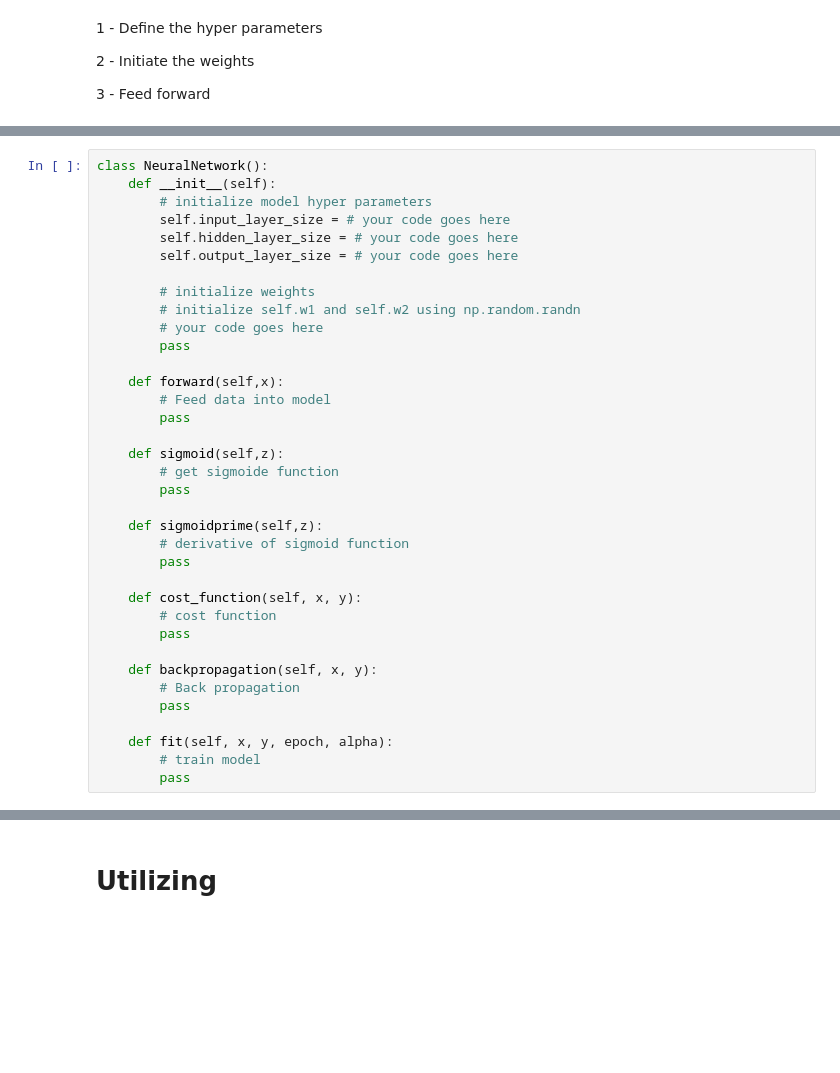
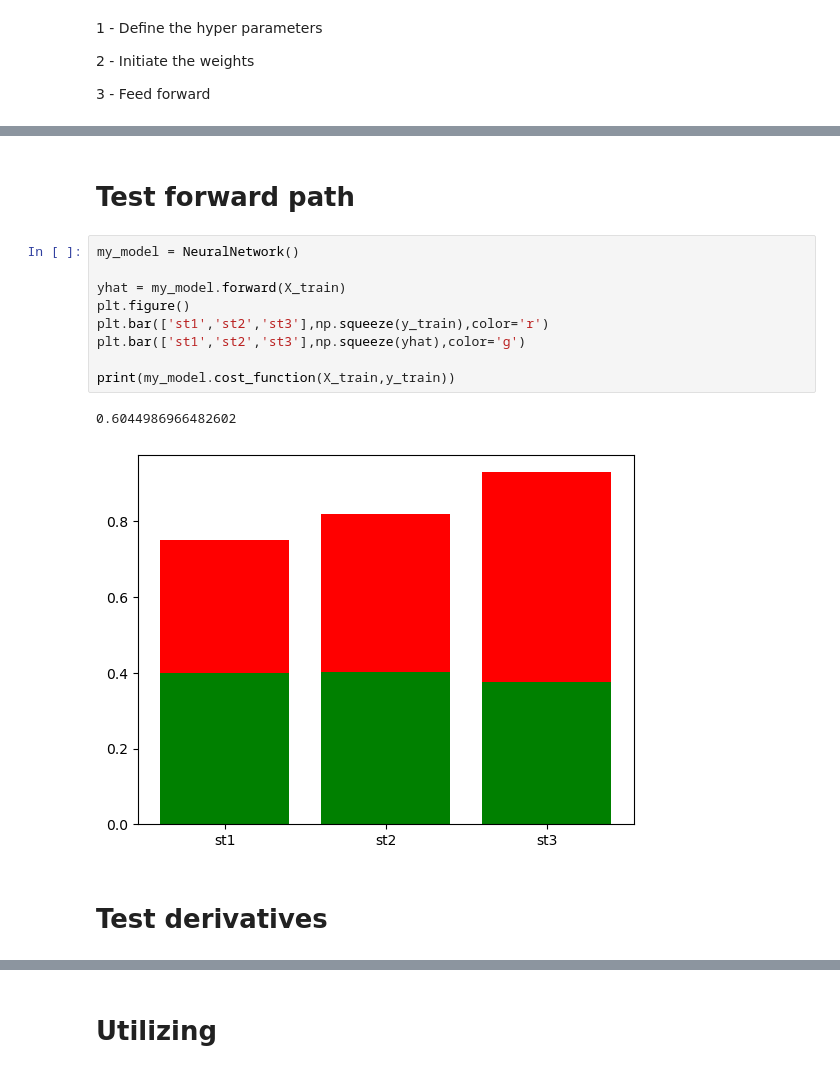
Before and after one commit to Navid-Ziaei/DeepLearningCourse, a Jupyter notebook: Week1/Neural network.ipynb, the cells around one changed output, grey strips where cells are left out. Saved outputs shown, nothing was run; the diff lists cells and outputs as text; blank space fills up the shorter version.

```diff
--- a/Week1/Neural network.ipynb
+++ b/Week1/Neural network.ipynb
@@ -28,39 +28,3 @@ y_train = y/100 # Max test score is 100
 <img src='assets/nn.png'>
 # %% [markdown]
 <img src='assets/derivatives.png'>
-# %%
-class NeuralNetwork():
-    def __init__(self):
-        # initialize model hyper parameters
-        self.input_layer_size = # your code goes here
-        self.hidden_layer_size = # your code goes here
-        self.output_layer_size = # your code goes here
-
-        # initialize weights
-        # initialize self.w1 and self.w2 using np.random.randn
-        # your code goes here
-        pass
-
-    def forward(self,x):
-        # Feed data into model
-        pass
-
-    def sigmoid(self,z):
-        # get sigmoide function
-        pass
-
-    def sigmoidprime(self,z):
-        # derivative of sigmoid function
-        pass
-
-    def cost_function(self, x, y):
-        # cost function
-        pass
-
-    def backpropagation(self, x, y):
-        # Back propagation
-        pass
-
-    def fit(self, x, y, epoch, alpha):
-        # train model
-        pass
@@ -68,0 +103,16 @@ my_model = NeuralNetwork()
+# %% [markdown]
+# Test forward path
+# %%
+my_model = NeuralNetwork()
+
+yhat = my_model.forward(X_train)
+plt.figure()
+plt.bar(['st1','st2','st3'],np.squeeze(y_train),color='r')
+plt.bar(['st1','st2','st3'],np.squeeze(yhat),color='g')
+
+print(my_model.cost_function(X_train,y_train))
+# %% [output]
+0.6044986966482602
+[figure, added]
+# %% [markdown]
+# Test derivatives
```
Also changed, not shown: parts of 9 cells of this notebook.
